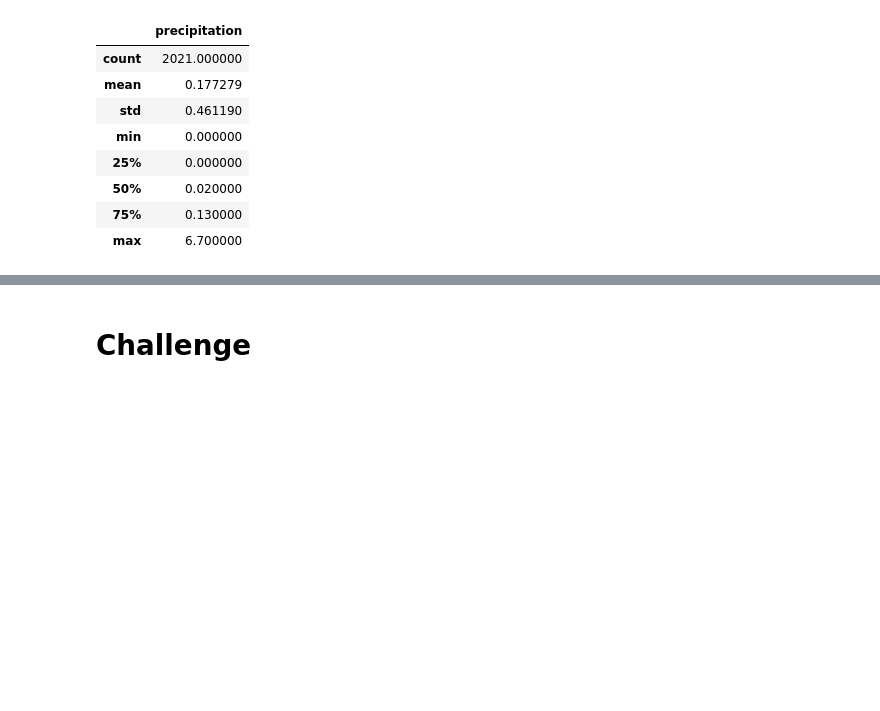
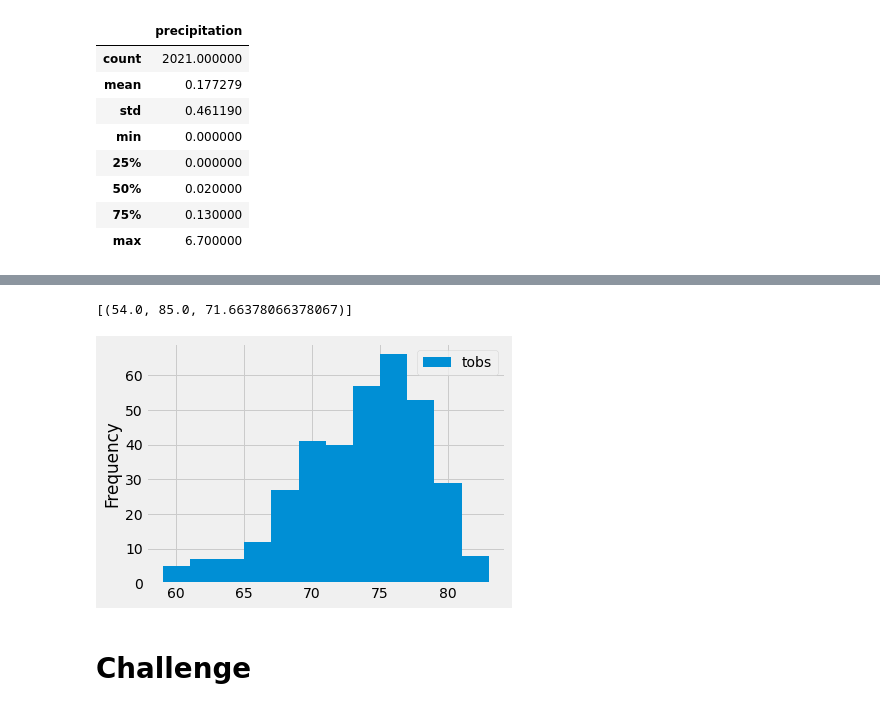
Before and after one commit to miwermi/surfs-up, a Jupyter notebook: climate_analysis.ipynb, the cells around one changed output, grey strips where cells are left out. Drawn from its saved outputs; the diff is of its cells as text; code cells hidden in the pictures; blank space fills up the shorter version.

Commit message:
Updating climate analysis with top station and climate the past year

```diff
--- a/climate_analysis.ipynb
+++ b/climate_analysis.ipynb
@@ -99,9 +114,28 @@ df.describe()
 # %%
-# Using the station id from the previous query, calculate the lowest temperature recorded,
-# highest temperature recorded, and average temperature most active station?
+# Using the station id from the ost active station, calculate the lowest temperature recorded,
+# highest temperature recorded, and average temperature...
+session.query(func.min(Measurement.tobs), func.max(Measurement.tobs), func.avg(Measurement.tobs)).\
+filter(Measurement.station == 'USC00519281').all()
+# %% [output]
+[(54.0, 85.0, 71.66378066378067)]
 # %%
 # Choose the station with the highest number of temperature observations.
 # Query the last 12 months of temperature observation data for this station and plot the results as a histogram
+results = session.query(Measurement.tobs).\
+filter(Measurement.station == 'USC00519281').filter(Measurement.date >= prev_year).all()
+#print(results)
+
+
+#Put the data into a data frame...
+df = pd.DataFrame(results, columns=['tobs'])
+#print(df.to_string(index=False))
+
+
+# Plot the data... (12 months...)
+df.plot.hist(bins=12)
+plt.tight_layout()
+# %% [output]
+[figure, added]
 # %%
 # Write a function called `calc_temps` that will accept start date and end date in the format '%Y-%m-%d'
 # and return the minimum, average, and maximum temperatures for that range of dates
```
Also changed, not shown: parts of 2 cells of this notebook.
